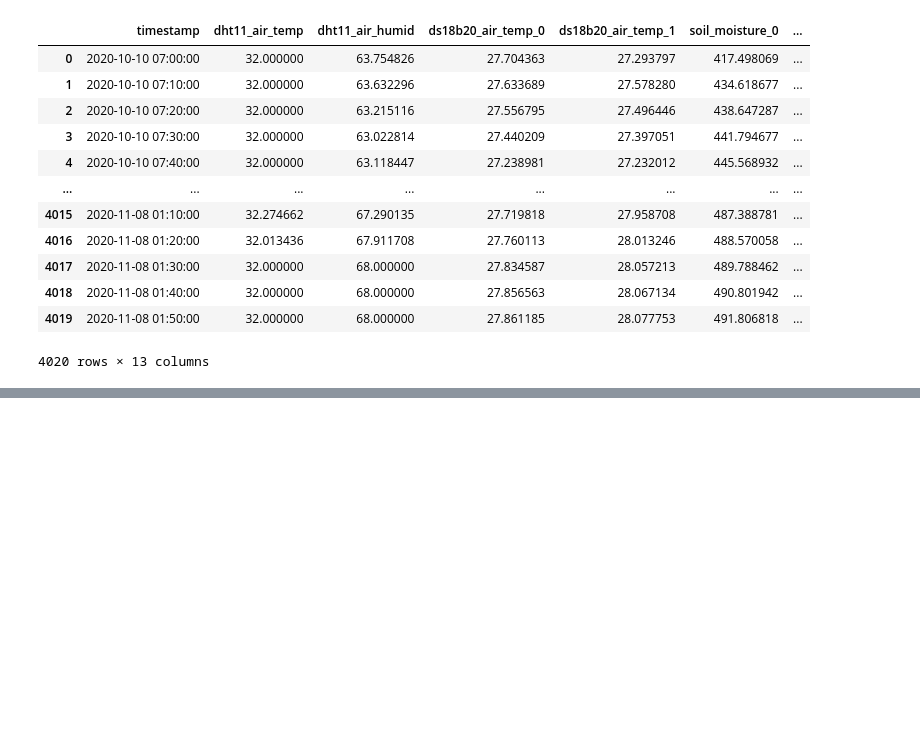
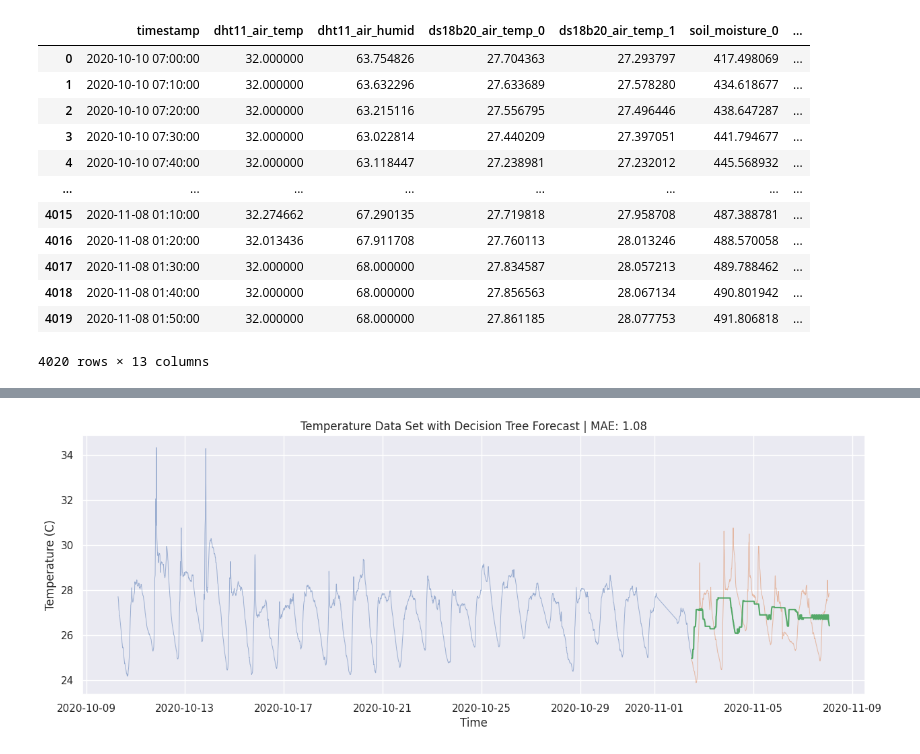
Before and after one commit to jackmead515/jackmead515.github.io, a Jupyter notebook: _blogs/auto_farm_time_series/auto_farm_time_series.ipynb, the cells around one changed output, grey strips where cells are left out. Saved outputs shown, nothing was run; the diff lists cells and outputs as text; code cells hidden in the pictures; blank space fills up the shorter version.

```diff
--- a/_blogs/auto_farm_time_series/auto_farm_time_series.ipynb
+++ b/_blogs/auto_farm_time_series/auto_farm_time_series.ipynb
@@ -102,0 +189,49 @@ KeyboardInterrupt:
+# %%
+def grid_fit_forecaster(train, forecaster, lags_grid, param_grid):
+    error_metric = lambda y_true, y_pred, y_train: mean_absolute_error(y_true, y_pred)
+
+    with no_print():
+        fold_results = grid_search_forecaster(
+            forecaster=forecaster,
+            y=train,
+            param_grid=param_grid,
+            lags_grid=lags_grid,
+            steps=(24 * 60) // 10,
+            refit=False,
+            metric=error_metric,
+            initial_train_size=len(train) // 2,
+            fixed_train_size=True,
+            return_best=True,
+            n_jobs='auto',
+            verbose=False,
+            show_progress=False
+        )
+# %%
+from sklearn.tree import DecisionTreeRegressor
+
+lags_grid = np.arange(100, 1100, 100).tolist()
+
+forecaster = ForecasterAutoreg(
+    regressor=DecisionTreeRegressor(),
+    lags=100
+)
+
+grid_fit_forecaster(train, forecaster, lags_grid, {
+    'max_depth': np.arange(1, 100, 10).tolist()
+})
+
+forecast = forecaster.predict(steps=len(test))
+
+test_error = mean_absolute_error(test, forecast)
+
+plt.figure(figsize=(15, 5))
+plt.plot(df[df['train_set']]['timestamp'], train, label='Train', linewidth=0.7, alpha=0.5)
+plt.plot(df[df['test_set']]['timestamp'], test, label='Test', linewidth=0.7, alpha=0.5)
+plt.plot(df[df['test_set']]['timestamp'], forecast, label='Forecast')
+plt.title(f'Temperature Data Set with Decision Tree Forecast | MAE: {test_error:.2f}')
+plt.xlabel('Time')
+plt.ylabel('Temperature (C)')
+plt.legend([],[], frameon=False)
+plt.show()
+# %% [output]
+[figure, added]
```
Also changed, not shown: parts of 23 cells of this notebook, 3 other files.
